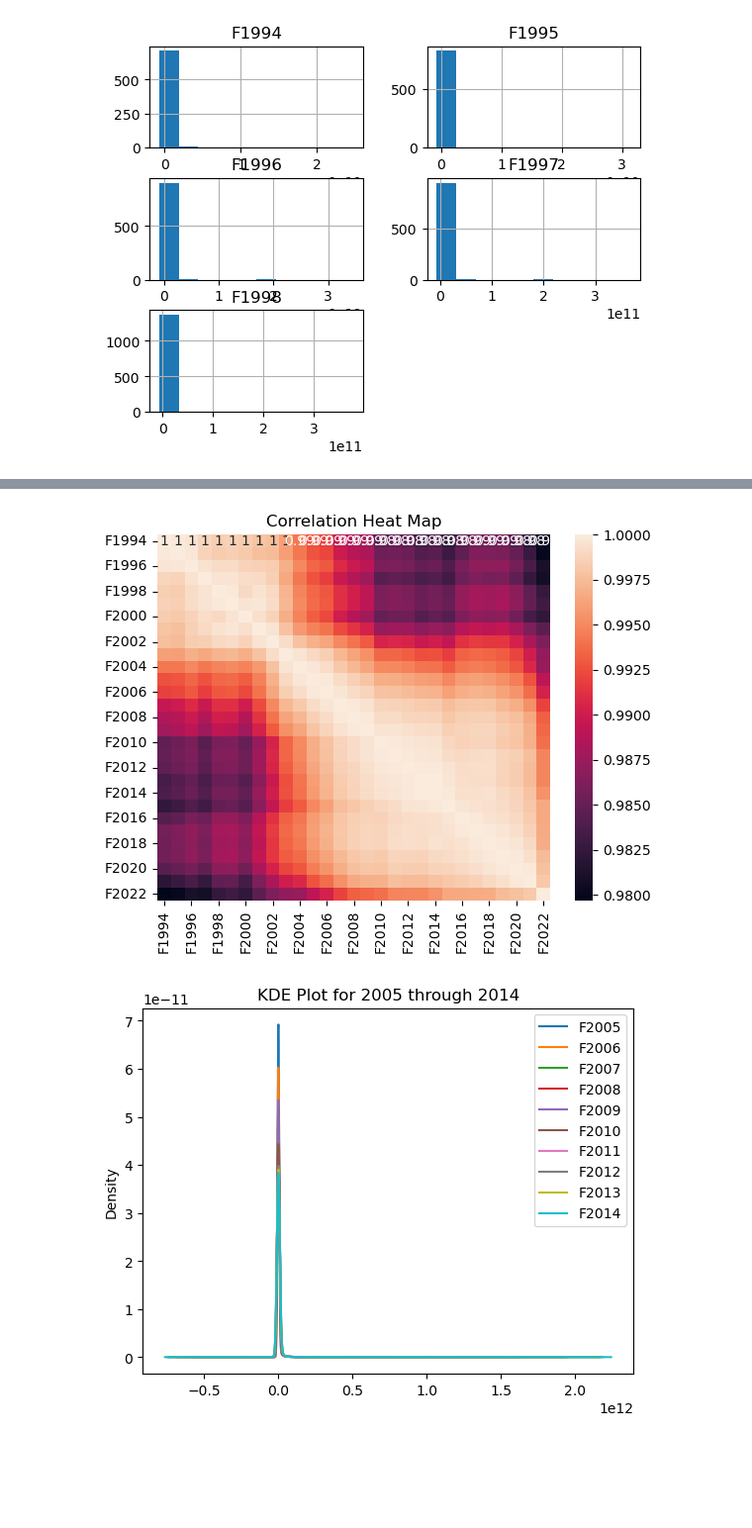
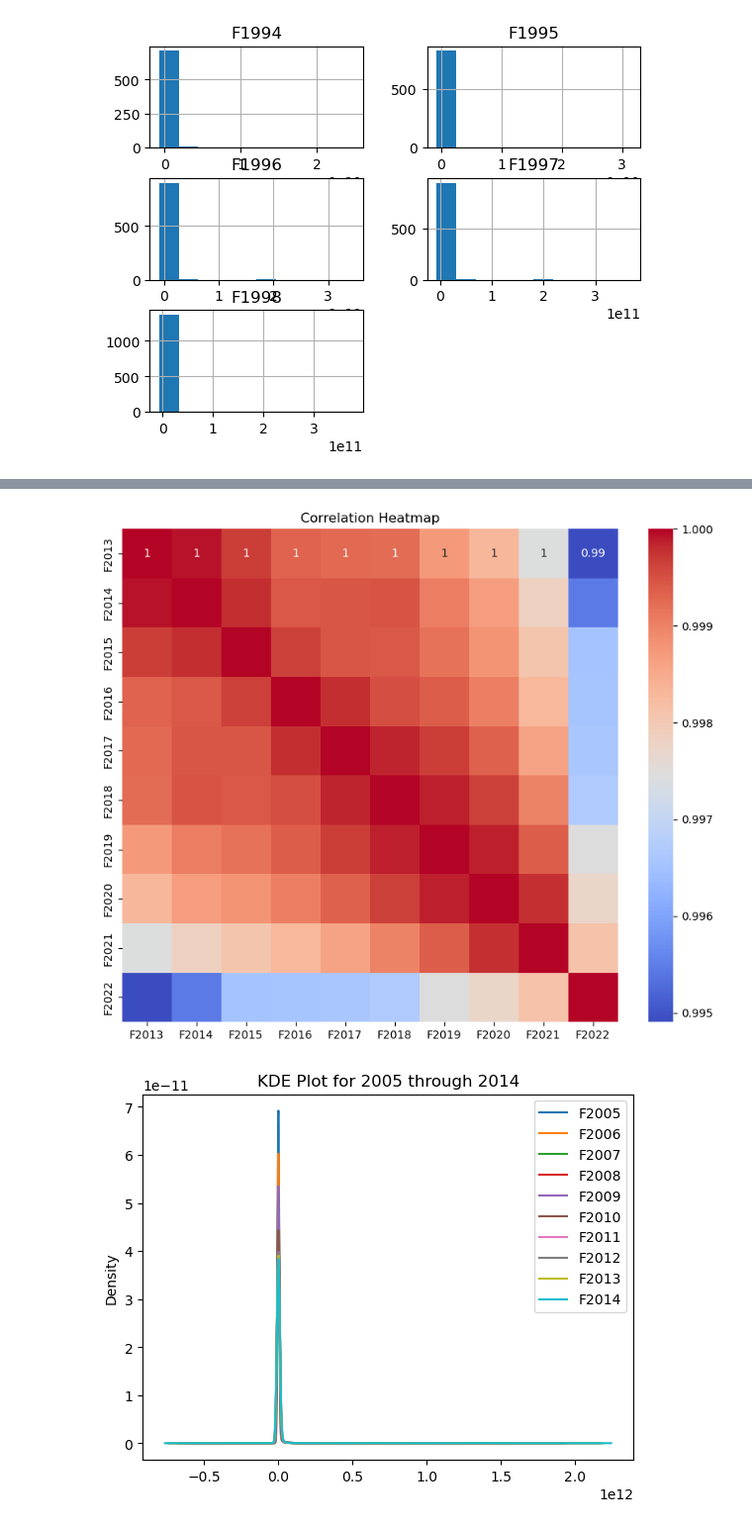
Before and after one commit to janymuong/Computer-Science, a Jupyter notebook: ics2207_scientific_computing/pandas_visualization.ipynb, the cells around one changed output, grey strips where cells are left out. Shown at 99% size. Drawn from its saved outputs; the diff is of its cells as text; code cells hidden in the pictures; blank space fills up the shorter version.

```diff
--- a/ics2207_scientific_computing/pandas_visualization.ipynb
+++ b/ics2207_scientific_computing/pandas_visualization.ipynb
@@ -331,14 +354,15 @@ df_low_carbon['F2022'].hist(bins=10)
 # %%
 import seaborn as sns
 
 # print('Correlation Heat Map')
-df_corr = df_low_carbon[df_stats]
-df_heatmap = df_corr.corr()
-sns.heatmap(df_heatmap, annot=True)
-plt.title('Correlation Heat Map')
+df_corr = df_low_carbon[['F2013', 'F2014', 'F2015', 'F2016', 'F2017', 'F2018', 'F2019', 'F2020', 'F2021', 'F2022']].corr()
+
+plt.figure(figsize=(10, 8))
+sns.heatmap(df_corr, annot=True, cmap='coolwarm')
+plt.title('Correlation Heatmap')
 plt.show()
 # %% [output]
-[figure, old version]
+[figure, new version]
 # %%
 # Kernel Density Estimation (KDE) Plot for 2005 through 2014
 df_kde = df_low_carbon[df_stats_mid]
```
Also changed, not shown: parts of 16 cells of this notebook.
